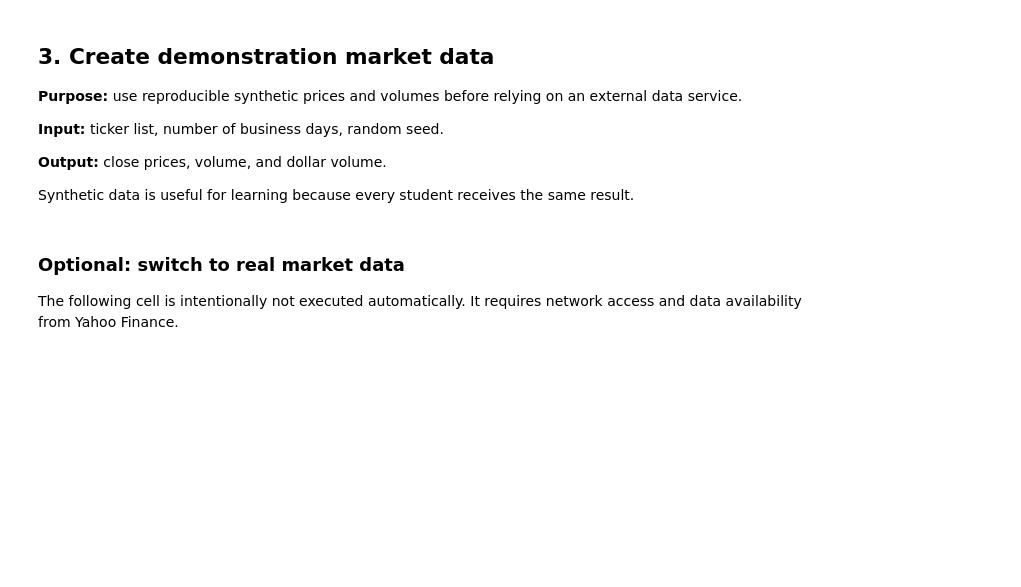
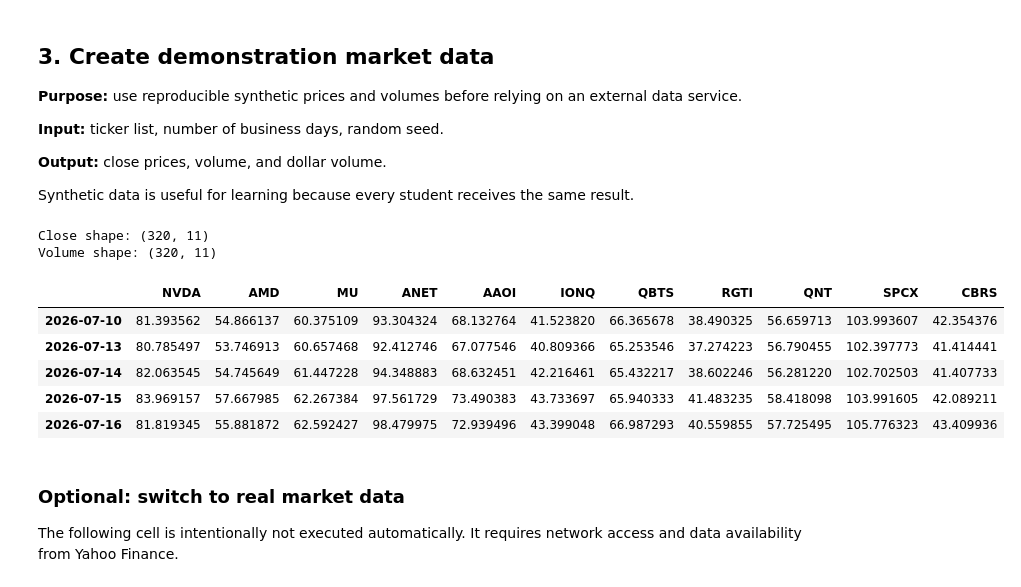
Before and after one commit to cchuang2009/Ricci-Finance-HMM, a Jupyter notebook: v12/Ricci_Finance_v12_Lecture.ipynb, the cells around one changed output. Drawn from its saved outputs; the diff is of its cells as text; code cells hidden in the pictures; blank space fills up the shorter version.

```diff
--- a/v12/Ricci_Finance_v12_Lecture.ipynb
+++ b/v12/Ricci_Finance_v12_Lecture.ipynb
@@ -91,17 +108,26 @@ print("Matplotlib:", matplotlib.__version__)
 
 Synthetic data is useful for learning because every student receives the same result.
 # %%
-TICKERS = ["NVDA", "AMD", "MU", "ANET", "AAOI", "IONQ", "QBTS", "RGTI"]
+TICKERS = ["NVDA", "AMD", "MU", "ANET", "AAOI", "IONQ", "QBTS", "RGTI","QNT","SPCX","CBRS"]
 
 close, volume, dollar_volume = make_demo_market_data(
     TICKERS,
     n_days=320,
     seed=7,
 )
 
 print("Close shape:", close.shape)
 print("Volume shape:", volume.shape)
 display(close.tail())
+# %% [output]
+Close shape: (320, 11)
+Volume shape: (320, 11)
+|  | NVDA | AMD | MU | ANET | AAOI | IONQ | QBTS | RGTI | QNT | SPCX | CBRS |
+| 2026-07-10 | 81.393562 | 54.866137 | 60.375109 | 93.304324 | 68.132764 | 41.523820 | 66.365678 | 38.490325 | 56.659713 | 103.993607 | 42.354376 |
+| 2026-07-13 | 80.785497 | 53.746913 | 60.657468 | 92.412746 | 67.077546 | 40.809366 | 65.253546 | 37.274223 | 56.790455 | 102.397773 | 41.414441 |
+| 2026-07-14 | 82.063545 | 54.745649 | 61.447228 | 94.348883 | 68.632451 | 42.216461 | 65.432217 | 38.602246 | 56.281220 | 102.702503 | 41.407733 |
+| 2026-07-15 | 83.969157 | 57.667985 | 62.267384 | 97.561729 | 73.490383 | 43.733697 | 65.940333 | 41.483235 | 58.418098 | 103.991605 | 42.089211 |
+| 2026-07-16 | 81.819345 | 55.881872 | 62.592427 | 98.479975 | 72.939496 | 43.399048 | 66.987293 | 40.559855 | 57.725495 | 105.776323 | 43.409936 |
 # %% [markdown]
 ### Optional: switch to real market data
 
```
Also changed, not shown: parts of 21 cells of this notebook, 42 other files.
